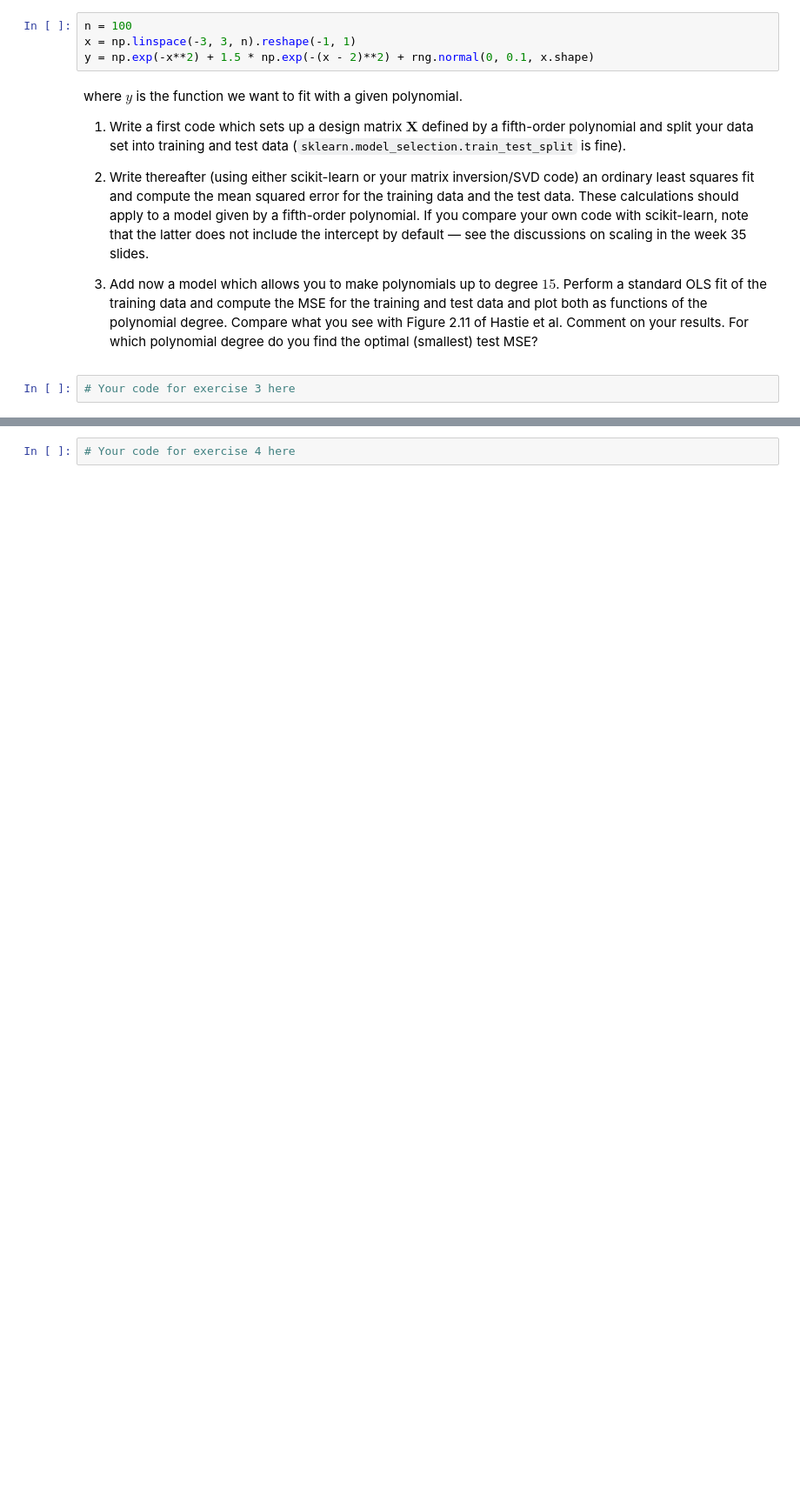
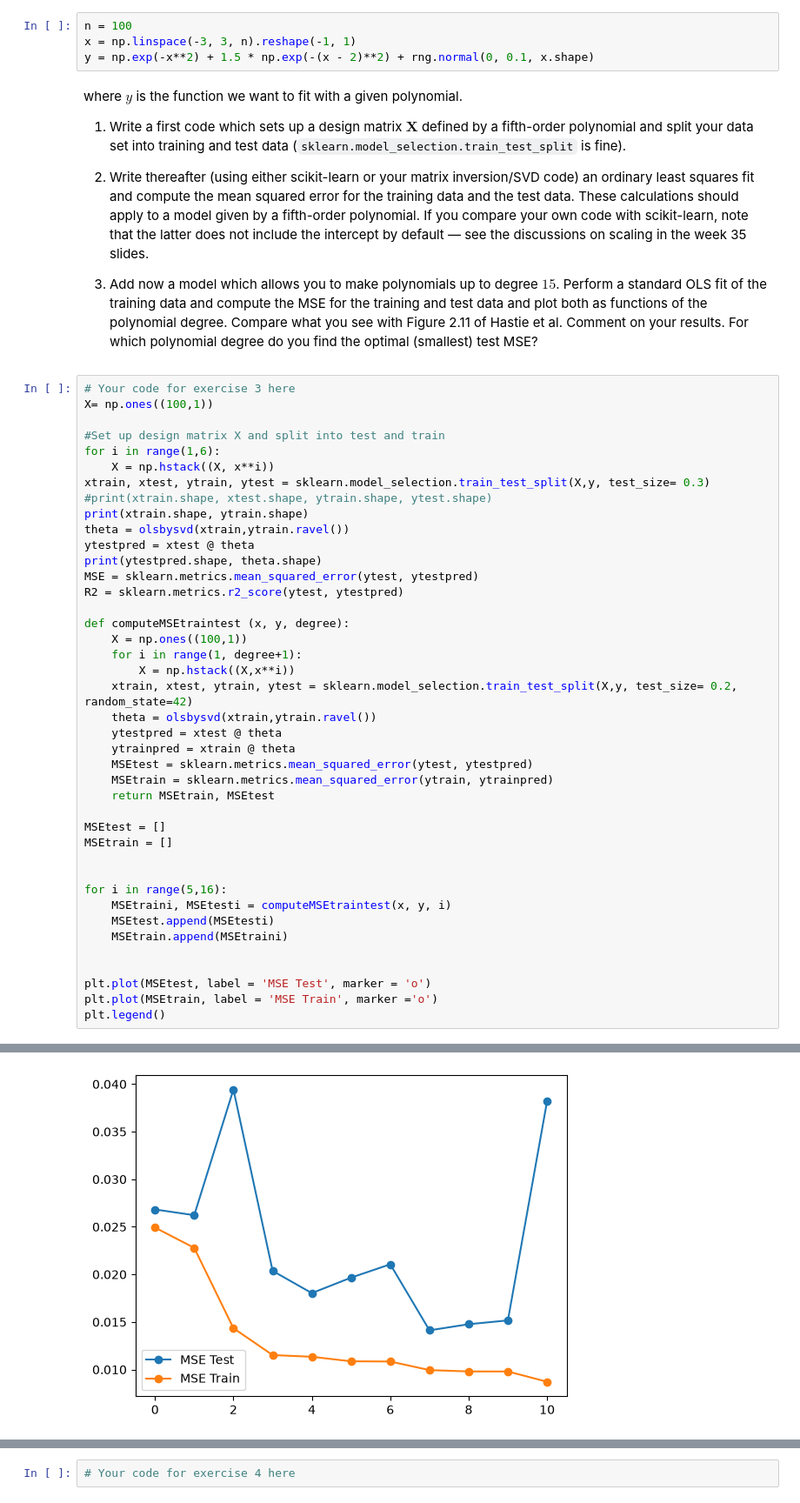
Before and after one commit to JOJ0O0O/MachineLearningUiO, a Jupyter notebook: doc/WeeklyMaterial/week35/exercisesweek35.ipynb, the cells around one changed output, grey strips where cells are left out. Shown at 87% size. Drawn from its saved outputs; the diff is of its cells as text; blank space fills up the shorter version.

```diff
--- a/doc/WeeklyMaterial/week35/exercisesweek35.ipynb
+++ b/doc/WeeklyMaterial/week35/exercisesweek35.ipynb
@@ -279,3 +279,43 @@ where $y$ is the function we want to fit with a given polynomial.
    polynomial degree do you find the optimal (smallest) test MSE?
 # %%
 # Your code for exercise 3 here
+X= np.ones((100,1))
+
+#Set up design matrix X and split into test and train
+for i in range(1,6):
+    X = np.hstack((X, x**i))
+xtrain, xtest, ytrain, ytest = sklearn.model_selection.train_test_split(X,y, test_size= 0.3)
+#print(xtrain.shape, xtest.shape, ytrain.shape, ytest.shape)
+print(xtrain.shape, ytrain.shape)
+theta = olsbysvd(xtrain,ytrain.ravel())
+ytestpred = xtest @ theta
+print(ytestpred.shape, theta.shape)
+MSE = sklearn.metrics.mean_squared_error(ytest, ytestpred)
+R2 = sklearn.metrics.r2_score(ytest, ytestpred)
+
+def computeMSEtraintest (x, y, degree):
+    X = np.ones((100,1))
+    for i in range(1, degree+1):
+        X = np.hstack((X,x**i))
+    xtrain, xtest, ytrain, ytest = sklearn.model_selection.train_test_split(X,y, test_size= 0.2, random_state=42)
+    theta = olsbysvd(xtrain,ytrain.ravel())
+    ytestpred = xtest @ theta
+    ytrainpred = xtrain @ theta
+    MSEtest = sklearn.metrics.mean_squared_error(ytest, ytestpred)
+    MSEtrain = sklearn.metrics.mean_squared_error(ytrain, ytrainpred)
+    return MSEtrain, MSEtest
+
+MSEtest = []
+MSEtrain = []
+
+
+for i in range(5,16):
+    MSEtraini, MSEtesti = computeMSEtraintest(x, y, i)
+    MSEtest.append(MSEtesti)
+    MSEtrain.append(MSEtraini)
+
+
+plt.plot(MSEtest, label = 'MSE Test', marker = 'o')
+plt.plot(MSEtrain, label = 'MSE Train', marker ='o')
+plt.legend()
+# %% [output]
@@ -282,3 +337,4 @@ where $y$ is the function we want to fit with a given polynomial.
+[figure, added]
 # %% [markdown]
 ## Exercise 4 (optional): a first taste of Ridge
 
```
Also changed, not shown: parts of 2 cells of this notebook, 1 other file.
